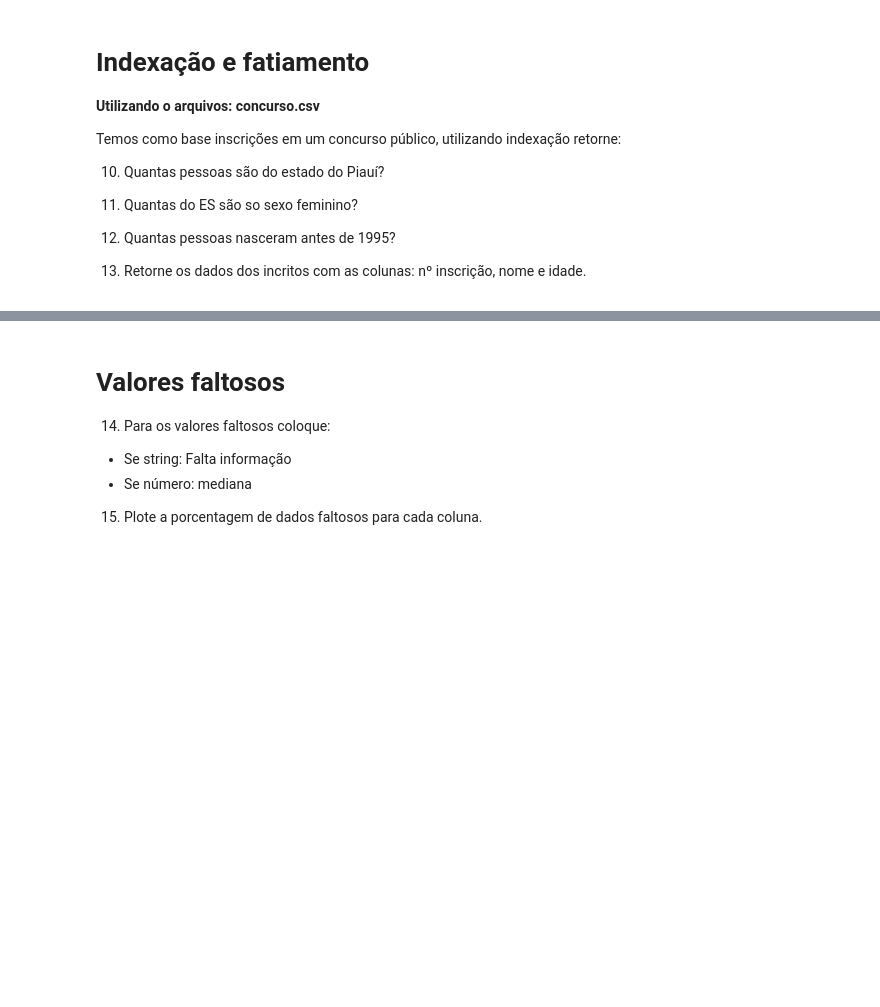
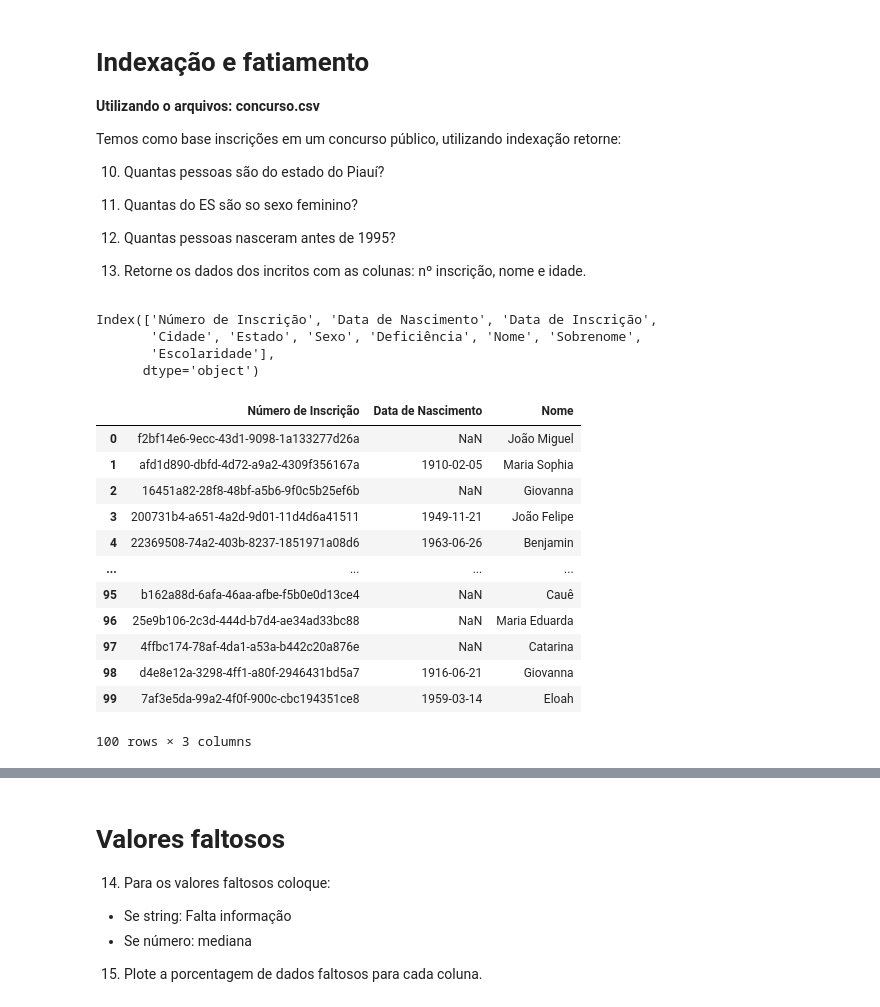
Before and after one commit to naticost/DataAnalytics, a Jupyter notebook: Python/Pandas/[Notebook]_Python_para_Dados_Pandas.ipynb, the cells around one changed output, grey strips where cells are left out. Saved outputs shown, nothing was run; the diff lists cells and outputs as text; code cells hidden in the pictures; blank space fills up the shorter version.

```diff
--- a/Python/Pandas/[Notebook]_Python_para_Dados_Pandas.ipynb
+++ b/Python/Pandas/[Notebook]_Python_para_Dados_Pandas.ipynb
@@ -187,3 +187,26 @@ Temos como base inscrições em um concurso público, utilizando indexação ret
 12. Quantas pessoas nasceram antes de 1995?
 
 13. Retorne os dados dos incritos com as colunas: nº inscrição, nome e idade.
+# %%
+df_concurso.columns
+# %% [output]
+Index(['Número de Inscrição', 'Data de Nascimento', 'Data de Inscrição',
+       'Cidade', 'Estado', 'Sexo', 'Deficiência', 'Nome', 'Sobrenome',
+       'Escolaridade'],
+      dtype='object')
+# %%
+df_concurso[['Número de Inscrição','Data de Nascimento','Nome']]
+# %% [output]
+|  | Número de Inscrição | Data de Nascimento | Nome |
+| 0 | f2bf14e6-9ecc-43d1-9098-1a133277d26a | NaN | João Miguel |
+| 1 | afd1d890-dbfd-4d72-a9a2-4309f356167a | 1910-02-05 | Maria Sophia |
+| 2 | 16451a82-28f8-48bf-a5b6-9f0c5b25ef6b | NaN | Giovanna |
+| 3 | 200731b4-a651-4a2d-9d01-11d4d6a41511 | 1949-11-21 | João Felipe |
+| 4 | 22369508-74a2-403b-8237-1851971a08d6 | 1963-06-26 | Benjamin |
+| ... | ... | ... | ... |
+| 95 | b162a88d-6afa-46aa-afbe-f5b0e0d13ce4 | NaN | Cauê |
+| 96 | 25e9b106-2c3d-444d-b7d4-ae34ad33bc88 | NaN | Maria Eduarda |
+| 97 | 4ffbc174-78af-4da1-a53a-b442c20a876e | NaN | Catarina |
+| 98 | d4e8e12a-3298-4ff1-a80f-2946431bd5a7 | 1916-06-21 | Giovanna |
+| 99 | 7af3e5da-99a2-4f0f-900c-cbc194351ce8 | 1959-03-14 | Eloah |
+100 rows × 3 columns
```
Also changed, not shown: parts of 6 cells of this notebook, 2 other files.
